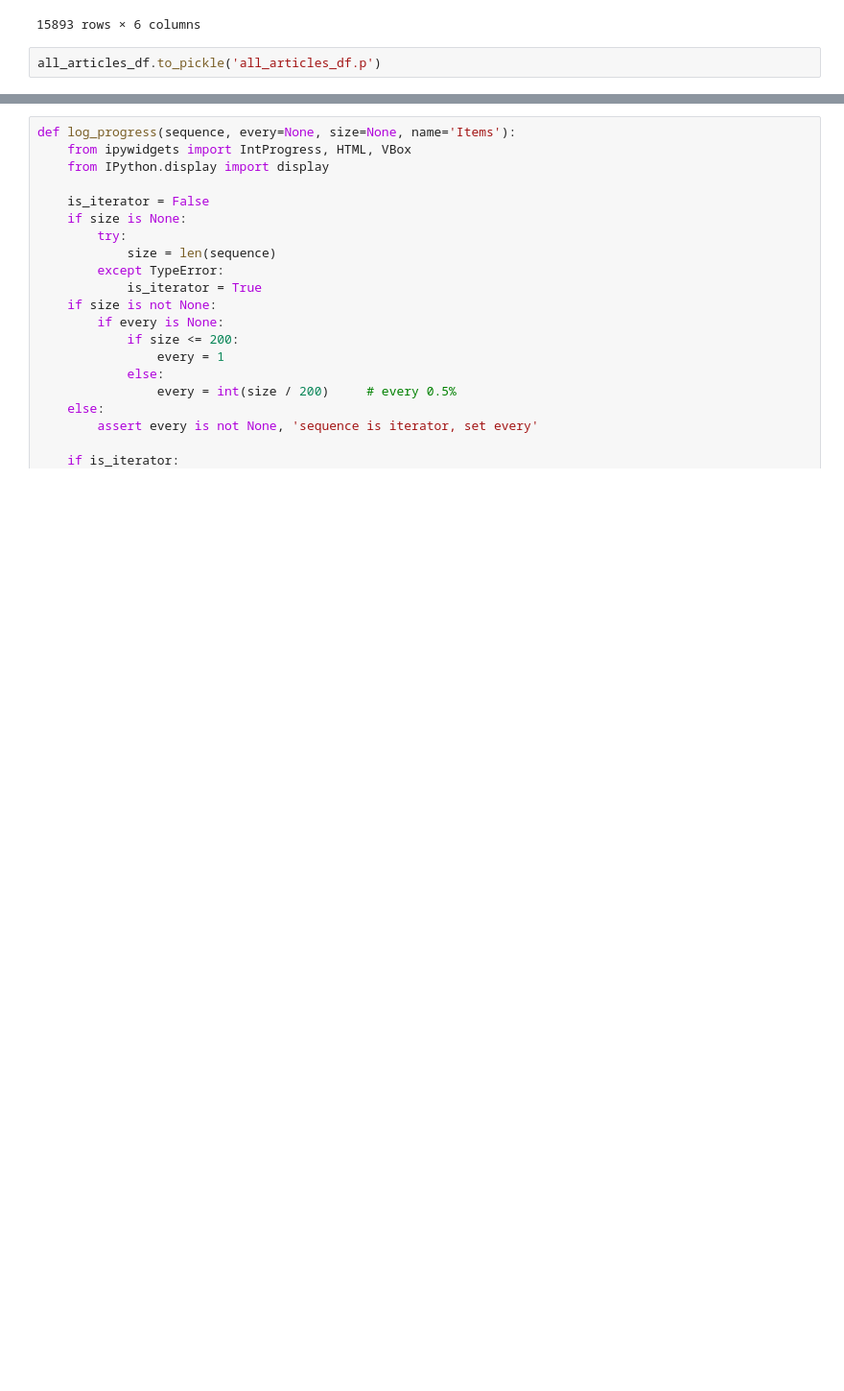
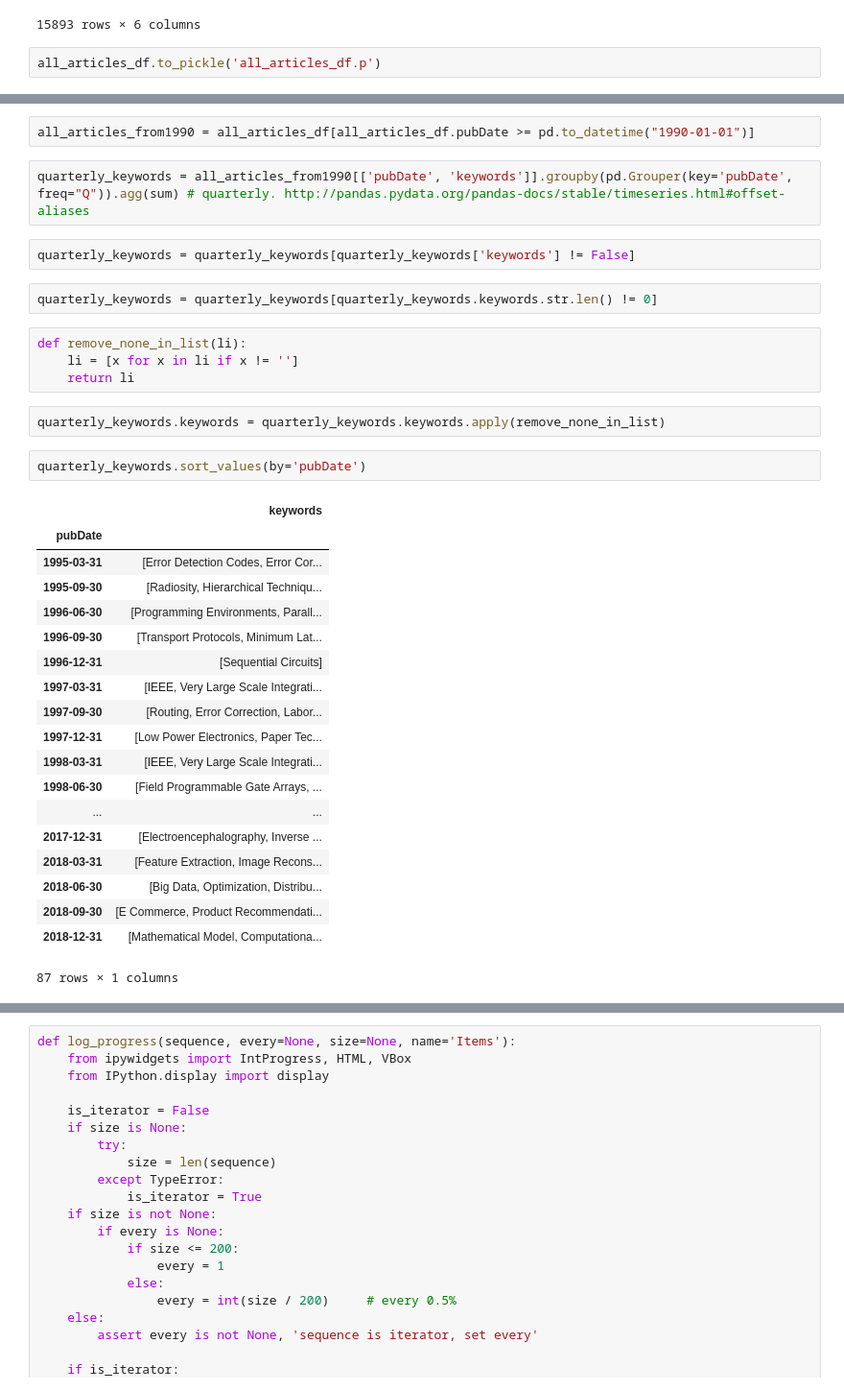
Before and after one commit to jaepil-choi/pyneer_trend_practice, a Jupyter notebook: IEEE_scraping_collab.ipynb, the cells around one changed output, grey strips where cells are left out. Shown at 96% size. Drawn from its saved outputs; the diff is of its cells as text; blank space fills up the shorter version.

Commit message:
Parse scraped articles (mainly keywords part) and group keywords quarterly. Then make them into dicts with relative frequency.

```diff
--- a/IEEE_scraping_collab.ipynb
+++ b/IEEE_scraping_collab.ipynb
@@ -288,0 +341,36 @@ all_articles_df.to_pickle('all_articles_df.p')
+# %%
+all_articles_from1990 = all_articles_df[all_articles_df.pubDate >= pd.to_datetime("1990-01-01")]
+# %%
+quarterly_keywords = all_articles_from1990[['pubDate', 'keywords']].groupby(pd.Grouper(key='pubDate', freq="Q")).agg(sum) # quarterly. http://pandas.pydata.org/pandas-docs/stable/timeseries.html#offset-aliases
+# %%
+quarterly_keywords = quarterly_keywords[quarterly_keywords['keywords'] != False]
+# %%
+quarterly_keywords = quarterly_keywords[quarterly_keywords.keywords.str.len() != 0]
+# %%
+def remove_none_in_list(li):
+    li = [x for x in li if x != '']
+    return li
+# %%
+quarterly_keywords.keywords = quarterly_keywords.keywords.apply(remove_none_in_list)
+# %%
+quarterly_keywords.sort_values(by='pubDate')
+# %% [output]
+|  | keywords |
+| pubDate |  |
+| 1995-03-31 | [Error Detection Codes, Error Cor... |
+| 1995-09-30 | [Radiosity, Hierarchical Techniqu... |
+| 1996-06-30 | [Programming Environments, Parall... |
+| 1996-09-30 | [Transport Protocols, Minimum Lat... |
+| 1996-12-31 | [Sequential Circuits] |
+| 1997-03-31 | [IEEE, Very Large Scale Integrati... |
+| 1997-09-30 | [Routing, Error Correction, Labor... |
+| 1997-12-31 | [Low Power Electronics, Paper Tec... |
+| 1998-03-31 | [IEEE, Very Large Scale Integrati... |
+| 1998-06-30 | [Field Programmable Gate Arrays, ... |
+| ... | ... |
+| 2017-12-31 | [Electroencephalography, Inverse ... |
+| 2018-03-31 | [Feature Extraction, Image Recons... |
+| 2018-06-30 | [Big Data, Optimization, Distribu... |
+| 2018-09-30 | [E Commerce, Product Recommendati... |
+| 2018-12-31 | [Mathematical Model, Computationa... |
+87 rows × 1 columns
```
Also changed, not shown: parts of 17 cells of this notebook.
